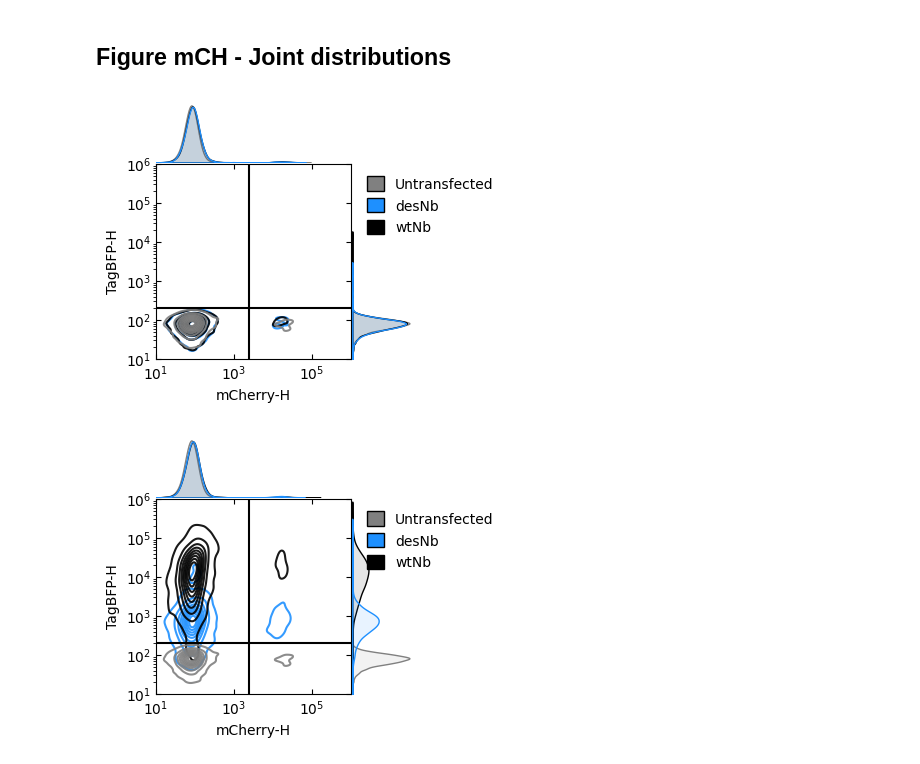
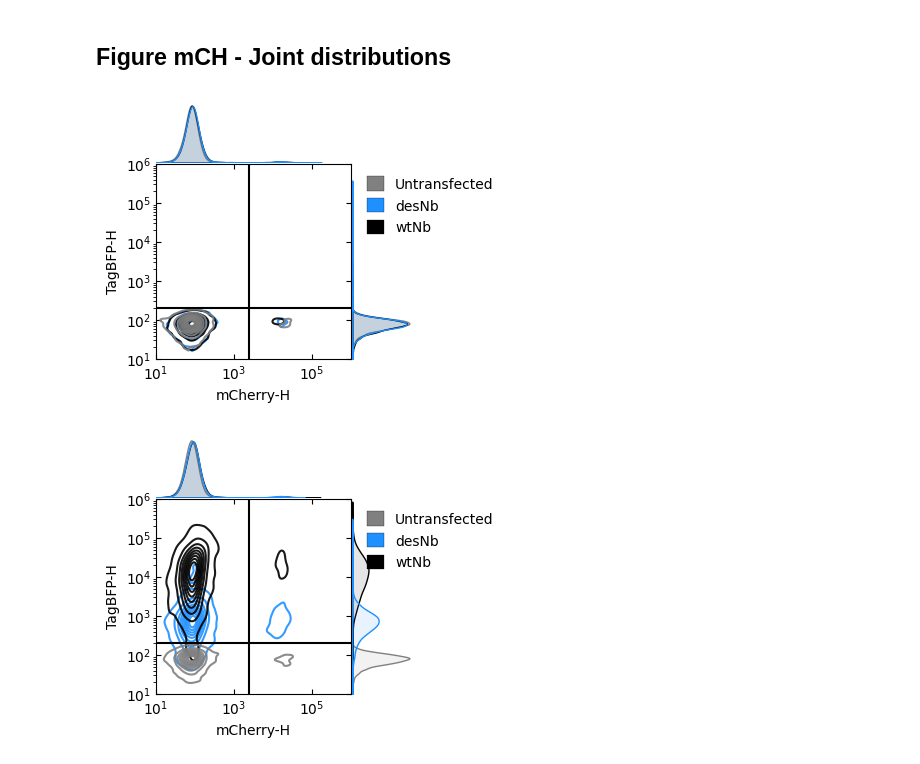
Before and after one commit to GallowayLabMIT/dasit_manuscript, a Jupyter notebook: Figure_XX_mCherry/Figure_XX_mCherry.ipynb, the cells around one changed output. Drawn from its saved outputs; the diff is of its cells as text; code cells hidden in the pictures.

```diff
--- a/Figure_XX_mCherry/Figure_XX_mCherry.ipynb
+++ b/Figure_XX_mCherry/Figure_XX_mCherry.ipynb
@@ -1463,7 +1142,7 @@ palette = {'desNb(mCherry)-BFP':'dodgerblue',
                   'none': 'grey'}
 
 # Conditions
-data_new = data[(data['mCherry-H'] > 0 ) & (data['TagBFP-H'] > 0) & (data['puro'] == 20)]
+data_new = data[(data['mCherry-H'] > 0 ) & (data['TagBFP-H'] > 0) & (data['puro'] == 0)]
 untransfected = data[(data['mCherry-H'] > 0 ) & (data['TagBFP-H'] > 0) & (data['puro'] == 0) & (data['cond'] == 'none')]
 
 # only look at no selection and iRFP+ infected
@@ -1524,37 +1203,37 @@ sns.kdeplot(
 )
 
 # h,l = ax_histx.get_legend_handles_labels()
 # sns.move_legend(ax_histx, handles=h, labels=l,
 #     title='', loc='upper left', bbox_to_anchor=(1,1), frameon=False)
 from matplotlib.patches import Patch
 
 legend_elements = [
-    Patch(facecolor='grey', edgecolor='black', linewidth=1,
+    Patch(facecolor='grey', edgecolor='black', linewidth=0.2,
           label='Untransfected'),
-    Patch(facecolor='dodgerblue', edgecolor='black', linewidth=1,
+    Patch(facecolor='dodgerblue', edgecolor='black', linewidth=0.2,
           label='desNb'),
-    Patch(facecolor='black', edgecolor='black', linewidth=1,
+    Patch(facecolor='black', edgecolor='black', linewidth=0.2,
           label='wtNb')
 ]
 
 ax_scatter.legend(
     handles=legend_elements,
     loc='upper left',
     bbox_to_anchor=(1.02, 1),
     frameon=False,
     handlelength=1.2,
     handleheight=1.2
 )
 # Threshold
 ax_scatter.axvline(mRuby2_gate, 0, 1, color='black')
 ax_scatter.axhline(TagBFP_gate, 0, 1, color='black')
 
 fig.tight_layout()  # Helps improve white spacing
 
 plottitle = 'Figure_noBFP_contour.svg'
 plt.savefig(rd.outfile(output_path/plottitle),bbox_inches='tight')
 # %% [output]
-[figure, old version]
+[figure, new version]
 # %%
 # General plotting params
 x = "mCherry-H"
@@ -1638,11 +1317,11 @@ sns.kdeplot(
 from matplotlib.patches import Patch
 
 legend_elements = [
-    Patch(facecolor='grey', edgecolor='black', linewidth=1,
+    Patch(facecolor='grey', edgecolor='black',linewidth=0.2,
           label='Untransfected'),
-    Patch(facecolor='dodgerblue', edgecolor='black', linewidth=1,
+    Patch(facecolor='dodgerblue', edgecolor='black',linewidth=0.2,
           label='desNb'),
-    Patch(facecolor='black', edgecolor='black', linewidth=1,
+    Patch(facecolor='black', edgecolor='black', linewidth=0.2,
           label='wtNb')
 ]
 
@@ -1664,4 +1343,4 @@ fig.tight_layout()  # Helps improve white spacing
 plottitle = 'Figure_BFP_contour.svg'
 plt.savefig(rd.outfile(output_path/plottitle),bbox_inches='tight')
 # %% [output]
-[figure, old version]
+[figure, new version]
```
Also changed, not shown: parts of 12 cells of this notebook, 8 other files.
